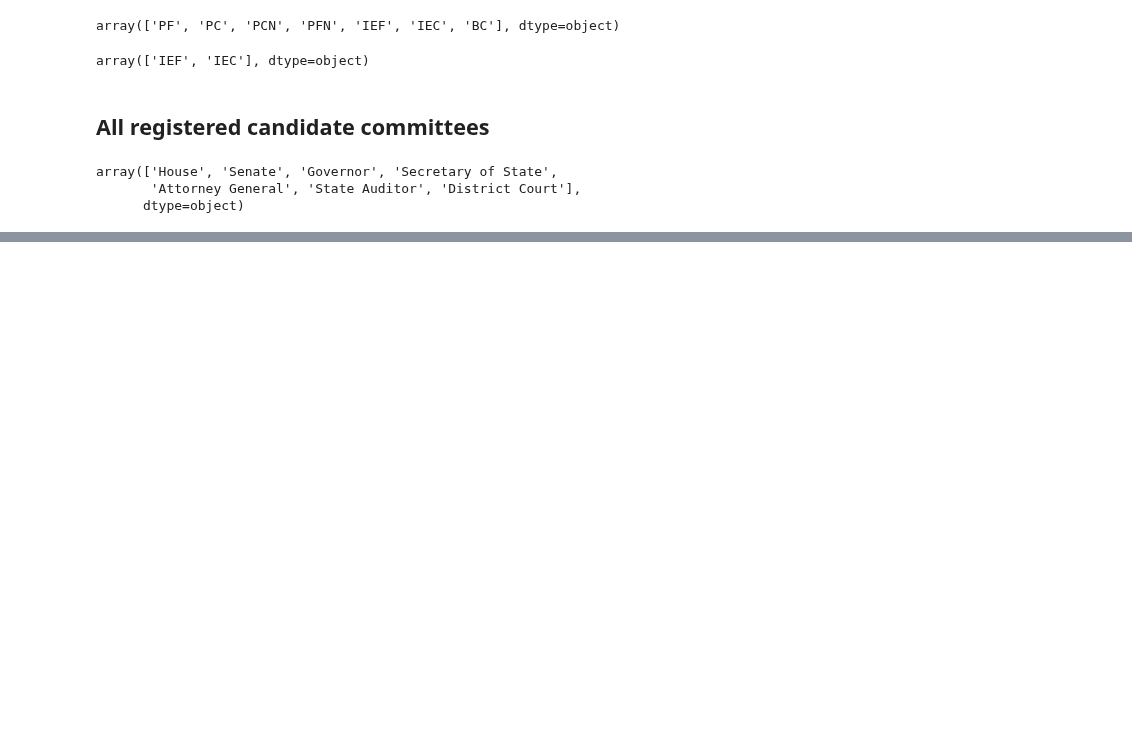
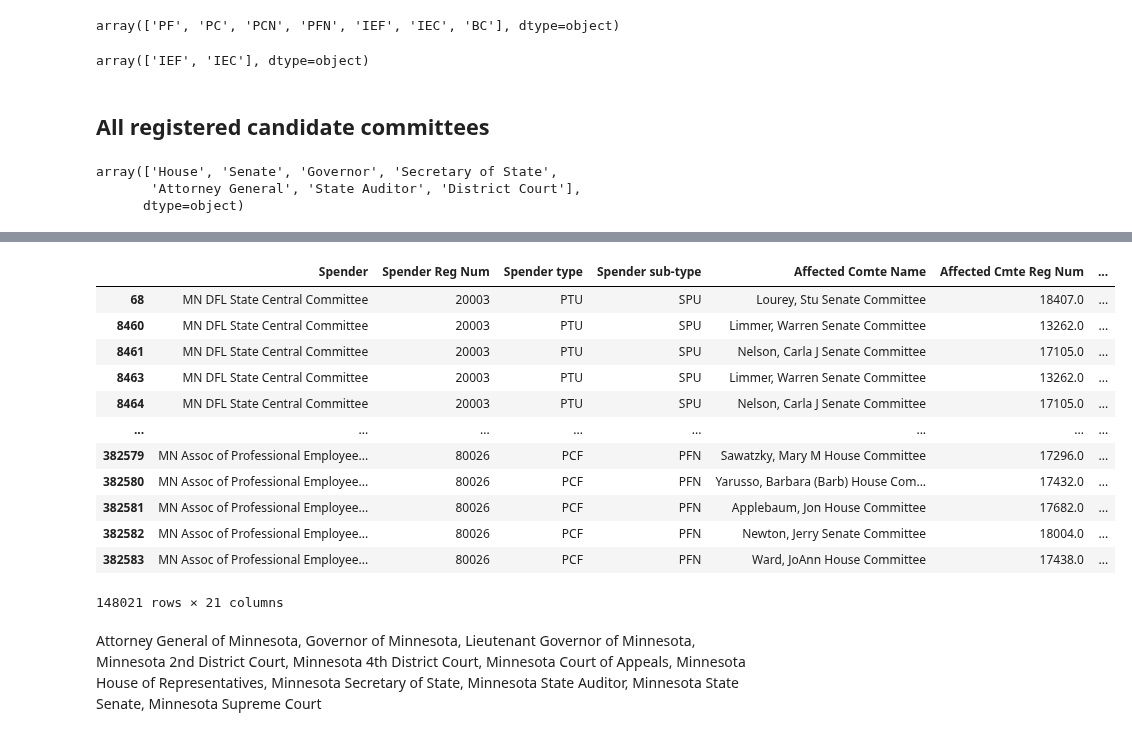
Before and after one commit to uchicago-dsi/climate-cabinet-campaign-finance-tracker, a Jupyter notebook: Raw Data/dataset_analysis.ipynb, the cells around one changed output, grey strips where cells are left out. Cells and saved outputs as stored; diff of their text form; code cells hidden in the pictures; blank space fills up the shorter version.

```diff
--- a/Raw Data/dataset_analysis.ipynb
+++ b/Raw Data/dataset_analysis.ipynb
@@ -107,0 +189,19 @@ array(['House', 'Senate', 'Governor', 'Secretary of State',
+# %%
+under_ind_mins = df_ind[df_ind['Amount'] < 200]
+under_ind_mins
+# %% [output]
+|  | Spender | Spender Reg Num | Spender type | Spender sub-type | Affected Comte Name | Affected Cmte Reg Num | ... |
+| 68 | MN DFL State Central Committee | 20003 | PTU | SPU | Lourey, Stu Senate Committee | 18407.0 | ... |
+| 8460 | MN DFL State Central Committee | 20003 | PTU | SPU | Limmer, Warren Senate Committee | 13262.0 | ... |
+| 8461 | MN DFL State Central Committee | 20003 | PTU | SPU | Nelson, Carla J Senate Committee | 17105.0 | ... |
+| 8463 | MN DFL State Central Committee | 20003 | PTU | SPU | Limmer, Warren Senate Committee | 13262.0 | ... |
+| 8464 | MN DFL State Central Committee | 20003 | PTU | SPU | Nelson, Carla J Senate Committee | 17105.0 | ... |
+| ... | ... | ... | ... | ... | ... | ... | ... |
+| 382579 | MN Assoc of Professional Employee... | 80026 | PCF | PFN | Sawatzky, Mary M House Committee | 17296.0 | ... |
+| 382580 | MN Assoc of Professional Employee... | 80026 | PCF | PFN | Yarusso, Barbara (Barb) House Com... | 17432.0 | ... |
+| 382581 | MN Assoc of Professional Employee... | 80026 | PCF | PFN | Applebaum, Jon House Committee | 17682.0 | ... |
+| 382582 | MN Assoc of Professional Employee... | 80026 | PCF | PFN | Newton, Jerry Senate Committee | 18004.0 | ... |
+| 382583 | MN Assoc of Professional Employee... | 80026 | PCF | PFN | Ward, JoAnn House Committee | 17438.0 | ... |
+148021 rows × 21 columns
+# %% [markdown]
+Attorney General of Minnesota, Governor of Minnesota, Lieutenant Governor of Minnesota, Minnesota 2nd District Court, Minnesota 4th District Court, Minnesota Court of Appeals, Minnesota House of Representatives, Minnesota Secretary of State, Minnesota State Auditor, Minnesota State Senate, Minnesota Supreme Court
```
Also changed, not shown: parts of 19 cells of this notebook, 1 other file.
